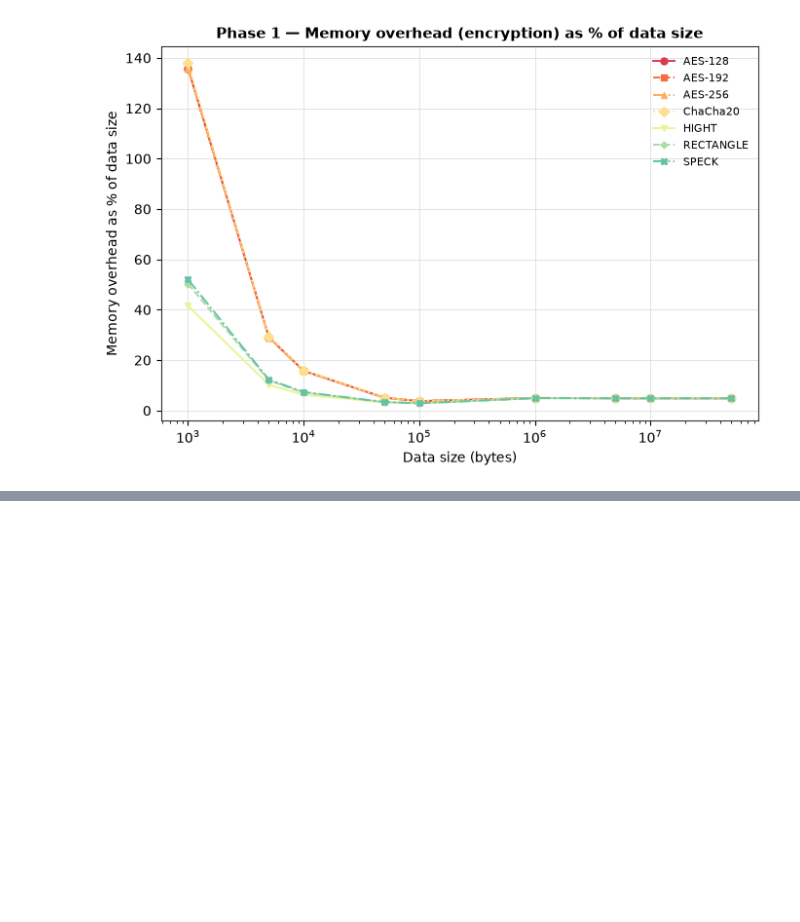
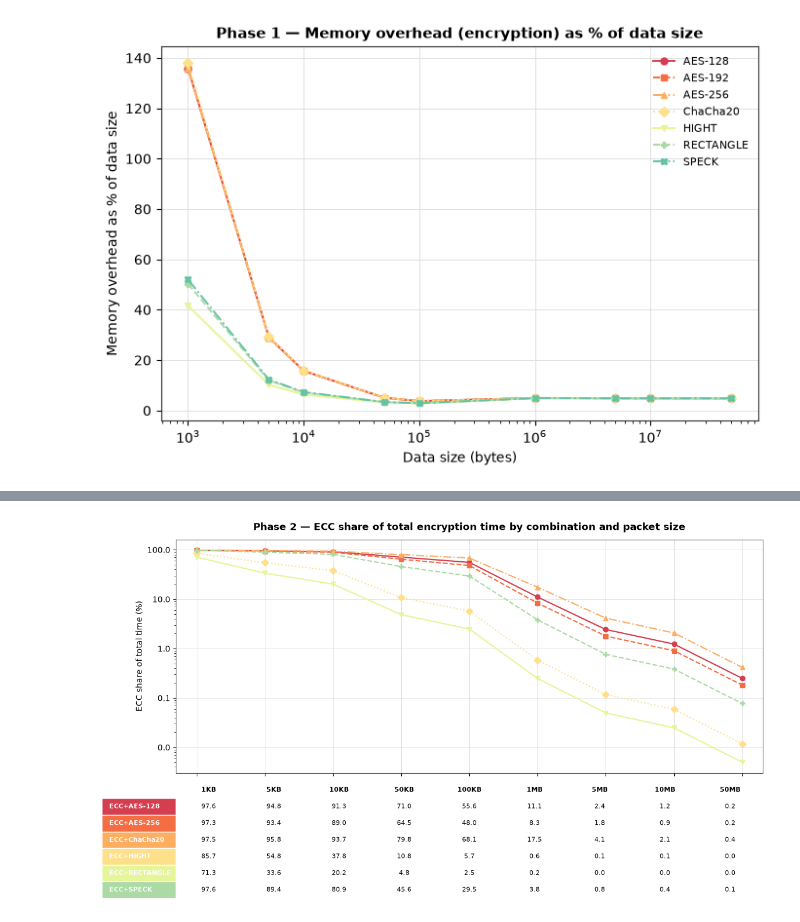
Before and after one commit to GuilhermebV27/PRISEC-IV-Context-Aware-Cryptography, a Jupyter notebook: benchmark-analysis/analysis.ipynb, the cells around one changed output, grey strips where cells are left out. Cells and saved outputs as stored; diff of their text form; code cells hidden in the pictures; blank space fills up the shorter version.

```diff
--- a/benchmark-analysis/analysis.ipynb
+++ b/benchmark-analysis/analysis.ipynb
@@ -411,0 +523,21 @@ plt.show()
+# %%
+p2 = pd.read_csv(os.path.join(CSV_DIR, "phase2_results.csv"))
+p2["size_bytes"] = p2["data_size"].map(SIZE_BYTES)
+p2["size_kb"] = p2["size_bytes"] / 1024
+
+p2["total_enc_ms"] = p2["ecc_ms"] + p2["enc_ms"]
+p2["ecc_share_pct"] = 100 * p2["ecc_ms"] / p2["total_enc_ms"]
+
+def fmt_pct(v):
+    if pd.isna(v):
+        return ""
+    return f"{v:.1f}"
+# %%
+line_chart_with_table(
+    p2, category_col="algorithm", value_col="ecc_share_pct",
+    title="Phase 2 — ECC share of total encryption time by combination and packet size",
+    out_name="fig_phase2_ecc_share",
+    value_fmt=fmt_pct, ylabel="ECC share of total time (%)",
+)
+# %% [output]
+[figure, added]
```
Also changed, not shown: parts of 38 cells of this notebook, 35 other files.
